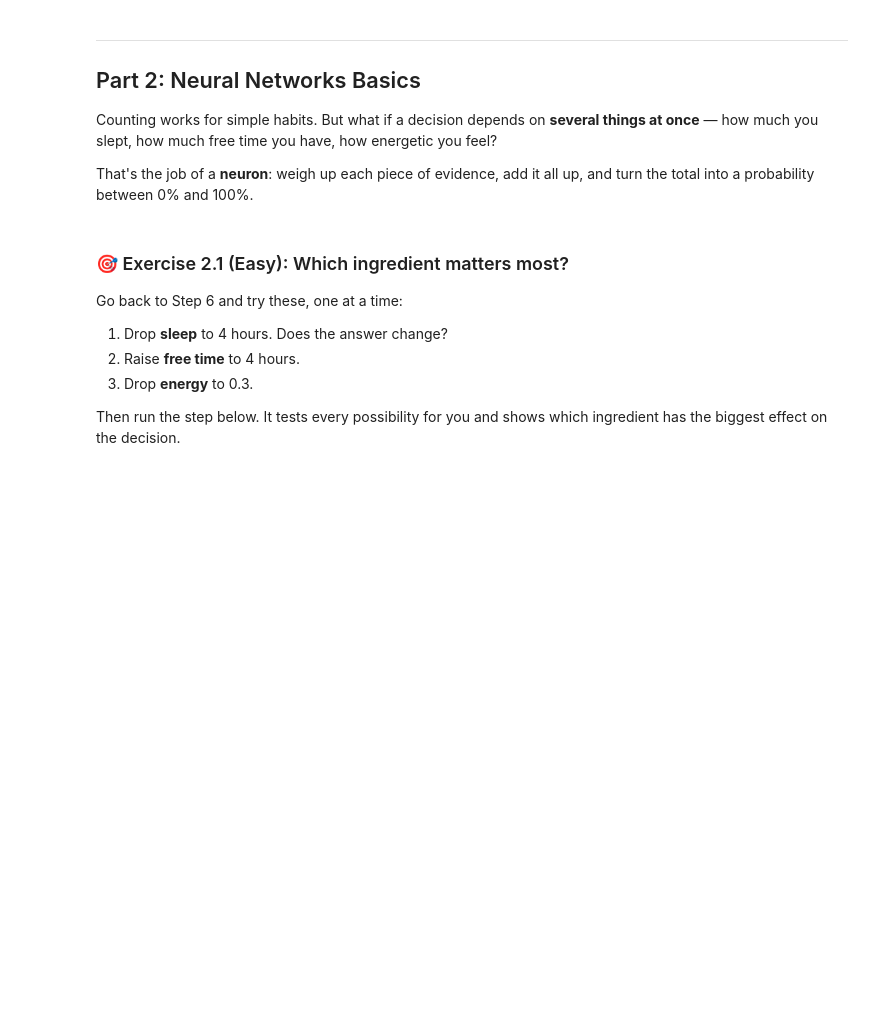
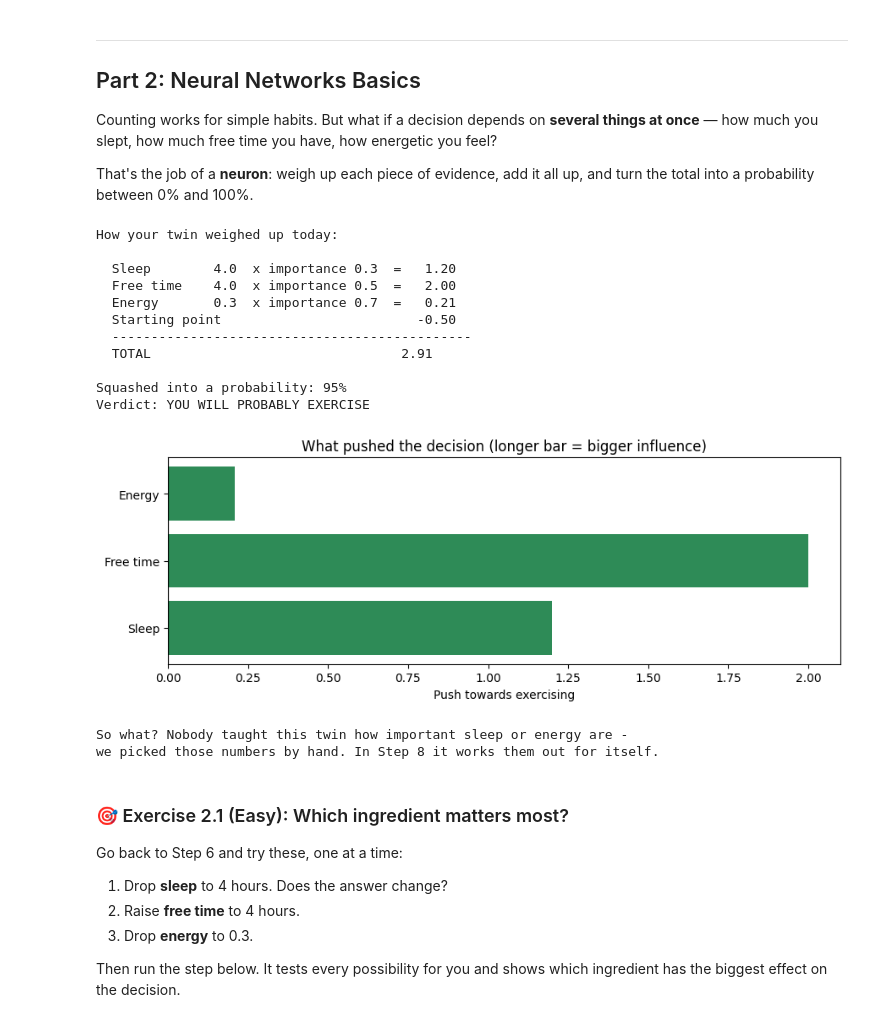
Before and after one commit to MutonyiLewis/ATF-AI-Challenge, a Jupyter notebook: 01_probability_neural_networks_plain_english.ipynb, the cells around one changed output. Drawn from its saved outputs; the diff is of its cells as text; code cells hidden in the pictures; blank space fills up the shorter version.

```diff
--- a/01_probability_neural_networks_plain_english.ipynb
+++ b/01_probability_neural_networks_plain_english.ipynb
@@ -45,9 +45,9 @@ most likely to happen next. Let's watch that happen with a week of daily activit
 #@markdown We filled in two to start you off — **you choose the other three.**
 #@markdown Think about how you really spend a day: Work? Study? Farming? Prayer? Football? Cooking? Commuting?
 activity_1 = "Sleep" #@param {type:"string"}
-activity_2 = "Coding" #@param {type:"string"}
-activity_3 = "Travel" #@param {type:"string"}
-activity_4 = "Cooking" #@param {type:"string"}
+activity_2 = "" #@param {type:"string"}
+activity_3 = "" #@param {type:"string"}
+activity_4 = "" #@param {type:"string"}
 activity_5 = "Leisure" #@param {type:"string"}
 
 # ---- hidden helper code: learners never need to read this ----
@@ -197,7 +181,7 @@ type your own days, and watch the answer change.
 use_a_sample_week = True #@param {type:"boolean"}
 #@markdown **Or describe your own days** below, separated by commas.
 #@markdown Type the words, or just the numbers from Step 1 (1 = your first activity).
-my_days = "Sleep, Travel, Cooking, Travel, Coding, Sleep, Travel, Cooking, Travel, Leisure, Sleep" #@param {type:"string"}
+my_days = "" #@param {type:"string"}
 
 # ---- hidden helper code: learners never need to read this ----
 import numpy as np, matplotlib.pyplot as plt
@@ -496,7 +456,7 @@ The next step learns the rule **"after X, you usually do Y"**.
 #@title ▶ Step 4 — Learn what usually follows what { display-mode: "form" }
 #@markdown Same days as before. Order matters now, so keep them in the order they happened.
 use_a_sample_week = True #@param {type:"boolean"}
-my_days = "1,2,4,3,2,5,3,1,2,3,4,3,5,3,1,2,4,5,3,1,2,3,4,5,3,2,1,4,2" #@param {type:"string"}
+my_days = "" #@param {type:"string"}
 
 # ---- hidden helper code: learners never need to read this ----
 import numpy as np, matplotlib.pyplot as plt
@@ -637,8 +577,8 @@ and it is the same trick a language model uses to write a sentence one word at a
 # %%
 #@title ▶ Step 5 — Predict what I will do next { display-mode: "form" }
 #@markdown Leave the activity blank and your twin starts from whatever you do most.
-starting_activity = "Coding" #@param {type:"string"}
-steps_ahead = 3 #@param {type:"slider", min:1, max:10, step:1}
+starting_activity = "" #@param {type:"string"}
+steps_ahead = 5 #@param {type:"slider", min:1, max:10, step:1}
 use_a_sample_week = True #@param {type:"boolean"}
 my_days = "" #@param {type:"string"}
 
@@ -788,9 +708,9 @@ total into a probability between 0% and 100%.
 # %%
 #@title ▶ Step 6 — Will I exercise today? { display-mode: "form" }
 #@markdown Describe today, then press play. The twin weighs it all up and decides.
-hours_of_sleep = 7 #@param {type:"slider", min:0, max:12, step:0.5}
-free_time_hours = 2 #@param {type:"slider", min:0, max:8, step:0.5}
-energy_level = 0.8 #@param {type:"slider", min:0, max:1, step:0.05}
+hours_of_sleep = 4 #@param {type:"slider", min:0, max:12, step:0.5}
+free_time_hours = 4 #@param {type:"slider", min:0, max:8, step:0.5}
+energy_level = 0.3 #@param {type:"slider", min:0, max:1, step:0.05}
 
 # ---- hidden helper code: learners never need to read this ----
 import numpy as np, matplotlib.pyplot as plt
@@ -872,33 +792,48 @@ def pick(word):
     w = word.strip().lower()
     if w in LOOK: return LOOK[w]
     if w.isdigit() and 1 <= int(w) <= len(NAMES): return int(w) - 1
     problem("I do not know the activity: " + word)
     note("Your five are: " + ", ".join(NAMES))
     return None
 
 w = np.array([0.3, 0.5, 0.7]); bias = -0.5
 x = np.array([hours_of_sleep, free_time_hours, energy_level])
 contrib = x * w
 total = contrib.sum() + bias
 p = 1 / (1 + np.exp(-total))
 labels = ["Sleep", "Free time", "Energy"]
 print("How your twin weighed up today:\n")
 for lab, val, wt, c in zip(labels, x, w, contrib):
     print("  " + lab.ljust(11) + str(val).rjust(5) + "  x importance " + str(wt) + "  = " + format(c, ">6.2f"))
 print("  " + "Starting point".ljust(11) + " " * 24 + format(bias, ">6.2f"))
 print("  " + "-" * 46)
 print("  " + "TOTAL".ljust(11) + " " * 24 + format(total, ">6.2f"))
 print("\nSquashed into a probability: " + format(p, ".0%"))
 print("Verdict: " + ("YOU WILL PROBABLY EXERCISE" if p > 0.5 else "YOU PROBABLY WILL NOT EXERCISE"))
 plt.figure(figsize=(9, 3.4))
 cols = ["seagreen" if c >= 0 else "indianred" for c in contrib]
 plt.barh(labels, contrib, color=cols)
 plt.axvline(0, color="black", linewidth=0.8)
 plt.title("What pushed the decision (longer bar = bigger influence)")
 plt.xlabel("Push towards exercising")
 plt.tight_layout(); plt.show()
 print("So what? Nobody taught this twin how important sleep or energy are -")
 print("we picked those numbers by hand. In Step 8 it works them out for itself.")
+# %% [output]
+How your twin weighed up today:
+
+  Sleep        4.0  x importance 0.3  =   1.20
+  Free time    4.0  x importance 0.5  =   2.00
+  Energy       0.3  x importance 0.7  =   0.21
+  Starting point                         -0.50
+  ----------------------------------------------
+  TOTAL                                2.91
+
+Squashed into a probability: 95%
+Verdict: YOU WILL PROBABLY EXERCISE
+[figure, added]
+So what? Nobody taught this twin how important sleep or energy are -
+we picked those numbers by hand. In Step 8 it works them out for itself.
 # %% [markdown]
 ### 🎯 Exercise 2.1 (Easy): Which ingredient matters most?
 
```
Also changed, not shown: parts of 10 cells of this notebook.
